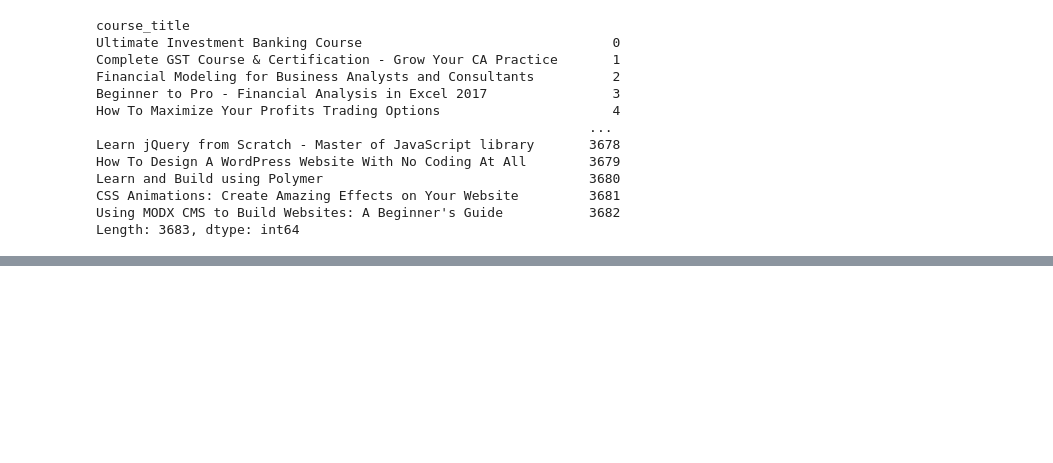
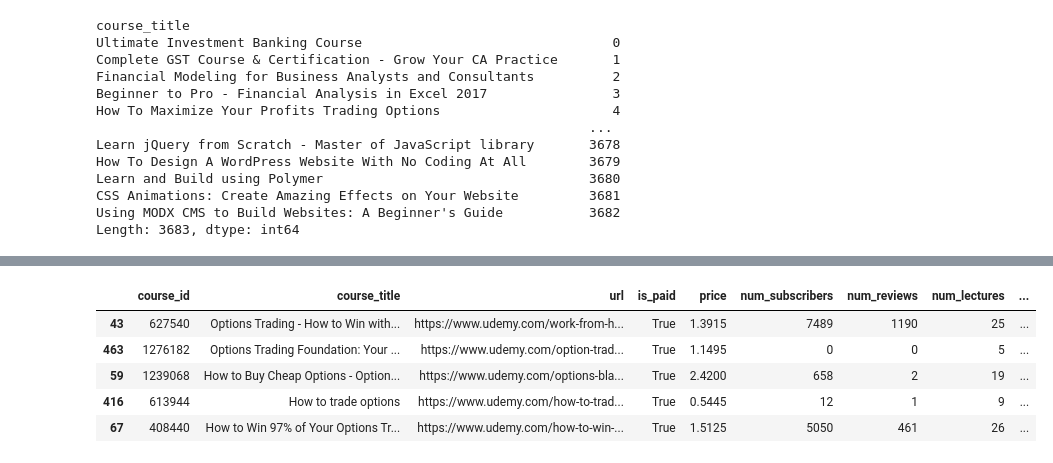
Before and after one commit to lawalsegun2025/udemy_course_recommendation_system, a Jupyter notebook: course_recomendation_system.ipynb, the cells around one changed output, grey strips where cells are left out. Cells and saved outputs as stored; diff of their text form; code cells hidden in the pictures; blank space fills up the shorter version.

```diff
--- a/course_recomendation_system.ipynb
+++ b/course_recomendation_system.ipynb
@@ -133,0 +163,4 @@ course_index[title]
+# %%
+# get a list of course index and the cosine similarity score
+scores = list(enumerate(cos_sim[4]))
+scores
@@ -133,0 +253,11 @@ course_index[title]
+# %%
+# We now locate the courses
+rec_df = df.iloc[selected_course_index]
+rec_df.head()
+# %% [output]
+|  | course_id | course_title | url | is_paid | price | num_subscribers | num_reviews | num_lectures | ... |
+| 43 | 627540 | Options Trading - How to Win with... | https://www.udemy.com/work-from-h... | True | 1.3915 | 7489 | 1190 | 25 | ... |
+| 463 | 1276182 | Options Trading Foundation: Your ... | https://www.udemy.com/option-trad... | True | 1.1495 | 0 | 0 | 5 | ... |
+| 59 | 1239068 | How to Buy Cheap Options - Option... | https://www.udemy.com/options-bla... | True | 2.4200 | 658 | 2 | 19 | ... |
+| 416 | 613944 | How to trade options | https://www.udemy.com/how-to-trad... | True | 0.5445 | 12 | 1 | 9 | ... |
+| 67 | 408440 | How to Win 97% of Your Options Tr... | https://www.udemy.com/how-to-win-... | True | 1.5125 | 5050 | 461 | 26 | ... |
```
Also changed, not shown: parts of 9 cells of this notebook.
